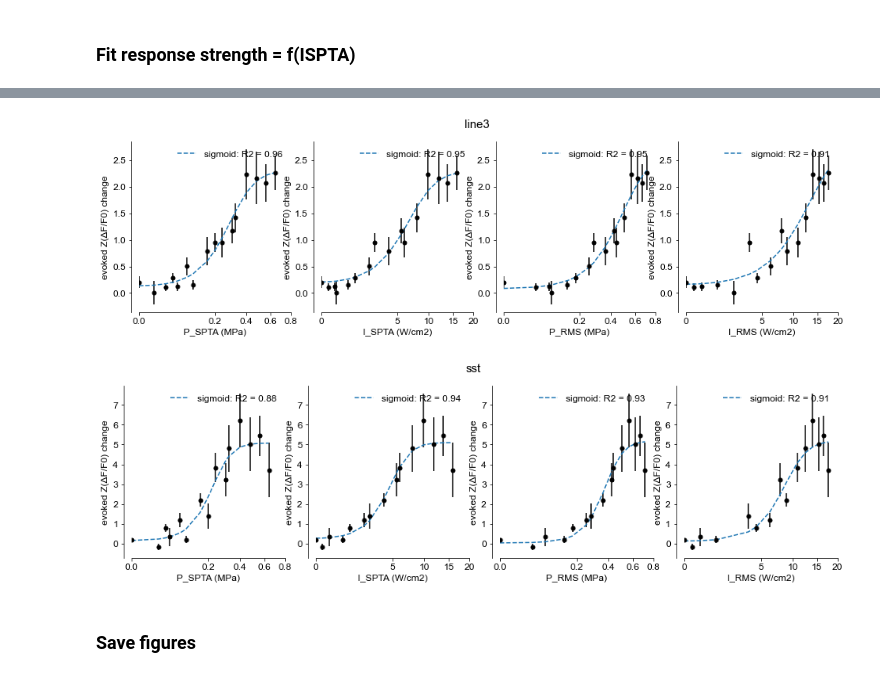
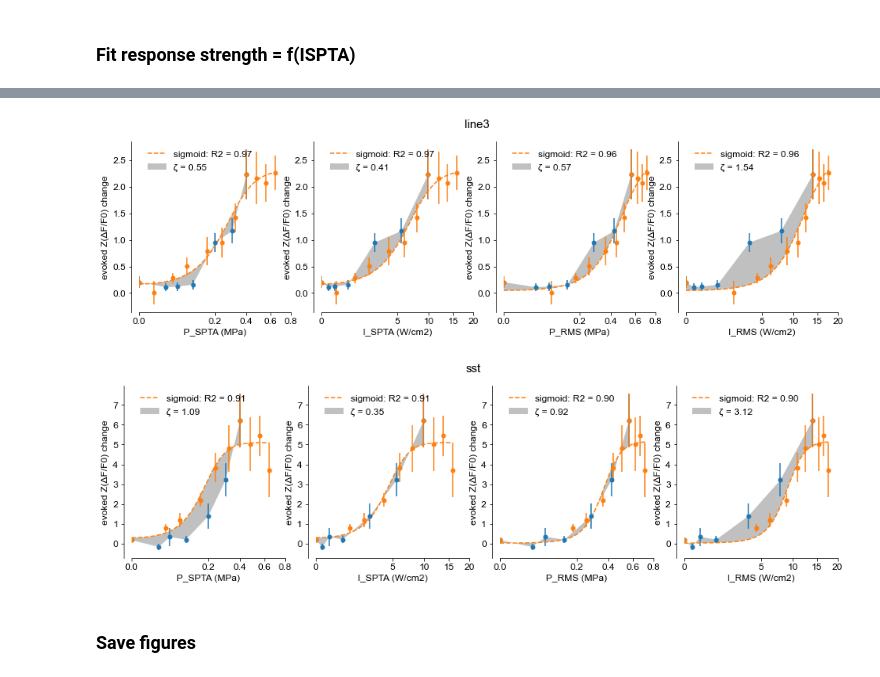
Before and after one commit to shohamlab/usnm2p, a Jupyter notebook: main_analysis.ipynb, the cells around one changed output, grey strips where cells are left out. Cells and saved outputs as stored; diff of their text form; code cells hidden in the pictures.

```diff
--- a/main_analysis.ipynb
+++ b/main_analysis.ipynb
@@ -142,8 +142,20 @@ for ykey, axrow in zip(ykeys, axes):
 # %% [markdown]
 ### Fit response strength = f(ISPTA)
 # %%
-# Compute fits between ISPTA and response strength, and plot results
-from utils import mysqrt, custom_sigmoid
+# Independent variables used for fits
+fit_xkeys = [
+    Label.PSPTA,
+    Label.ISPTA,
+    Label.PRMS,
+    Label.IRMS
+]
+
+# Dependent variables used for fits
+fit_ykeys = [
+    get_change_key(Label.ZSCORE)
+]
+
+# Candidate fitting functions to predict response strength
 fit_candidates = {
     sigmoid: lambda x, y: [x.mean(), np.ptp(x) / 2, y.max()],
     # custom_sigmoid: [1, 1, 1, 1],
@@ -152,11 +164,15 @@ fit_candidates = {
     # bilinear: lambda x, y: [x[np.argmax(y)], y.max(), 1, -1],
 }
 
+# For each line
 for line, gstats in stats_all.groupby(Label.LINE):
-    for ykey_diff in [get_change_key(Label.ZSCORE)]:
-        # Fit various functions to ISPTA - response strength relationship, and plot results
-        figs[f'{line} fits'], _ = plot_response_fit(
-            gstats, ykey_diff, fit_candidates, xkey=[Label.PSPTA, Label.ISPTA, Label.PRMS, Label.IRMS],
-            xscale='sqrt'
+    # For each output metrics
+    for ykey_diff in fit_ykeys:
+        # Find optimal fits to predict response strength, and plot results
+        figs[f'{line} {ykey_diff} fits'], _ = plot_response_fit(
+            gstats, ykey_diff, fit_candidates,
+            xkey=fit_xkeys,
+            xscale='sqrt',
+            fitsweepkey=Label.DC
         )
 # %% [output]
@@ -171,5 +187,5 @@ for line, gstats in stats_all.groupby(Label.LINE):
-[figure, old version]
+[figure, new version]
-[figure, old version]
+[figure, new version]
 # %% [markdown]
 ### Save figures
 # %%
```
Also changed, not shown: parts of 5 cells of this notebook, 3 other files.
